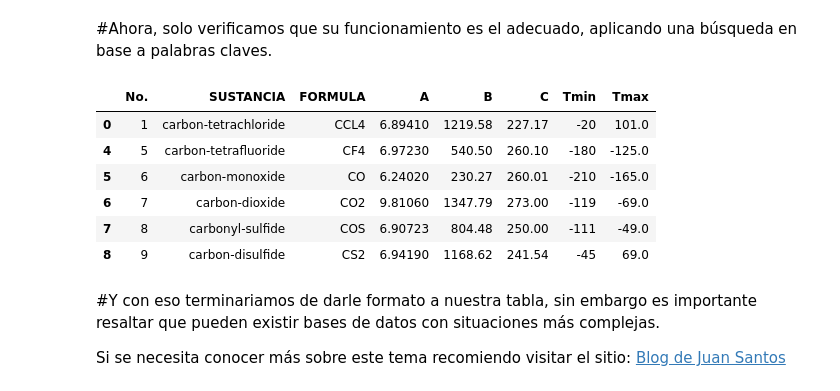
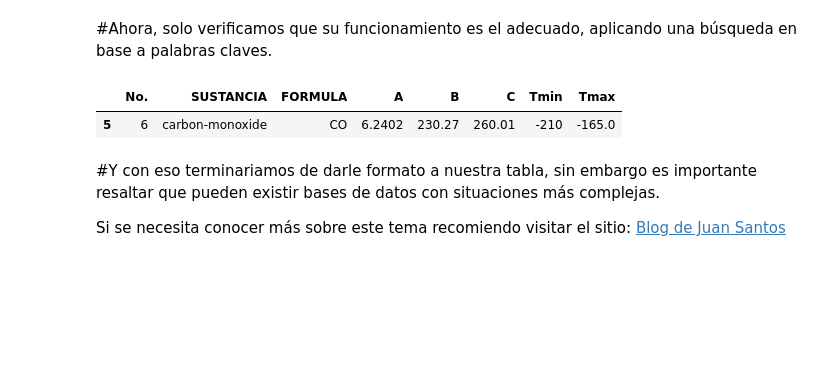
Before and after one commit to BELMAN-EDCM/Modulos_SS, a Jupyter notebook: Base_de_datos_no_comun.ipynb, the cells around one changed output. Cells and saved outputs as stored; diff of their text form; code cells hidden in the pictures; blank space fills up the shorter version.

```diff
--- a/Base_de_datos_no_comun.ipynb
+++ b/Base_de_datos_no_comun.ipynb
@@ -161,15 +161,12 @@ df.head(4)
 #Buscara la palabra que asignes (Segundo corchete) dentro de la columna que le indiques (Primer corchete) y mostrará las coincidencias
 #dentro de la base de datos.
 #Por ejemplo, buscaremos todos los compuestos que contengan carbón en el nombre dentro de la columna de sustancias.
-df[df['SUSTANCIA'].str.contains('carbon')]
+intento1=df[df['SUSTANCIA'].str.contains('carbon-monoxide')]
-# %% [output]
-|  | No. | SUSTANCIA | FORMULA | A | B | C | Tmin | Tmax |
-| 0 | 1 | carbon-tetrachloride | CCL4 | 6.89410 | 1219.58 | 227.17 | -20 | 101.0 |
-| 4 | 5 | carbon-tetrafluoride | CF4 | 6.97230 | 540.50 | 260.10 | -180 | -125.0 |
-| 5 | 6 | carbon-monoxide | CO | 6.24020 | 230.27 | 260.01 | -210 | -165.0 |
-| 6 | 7 | carbon-dioxide | CO2 | 9.81060 | 1347.79 | 273.00 | -119 | -69.0 |
-| 7 | 8 | carbonyl-sulfide | COS | 6.90723 | 804.48 | 250.00 | -111 | -49.0 |
-| 8 | 9 | carbon-disulfide | CS2 | 6.94190 | 1168.62 | 241.54 | -45 | 69.0 |
+# %%
+intento1
+# %% [output]
+|  | No. | SUSTANCIA | FORMULA | A | B | C | Tmin | Tmax |
+| 5 | 6 | carbon-monoxide | CO | 6.2402 | 230.27 | 260.01 | -210 | -165.0 |
 # %% [markdown]
 #Y con eso terminariamos de darle formato a nuestra tabla, sin embargo es importante resaltar que pueden existir bases de datos con situaciones más complejas.
 
```
